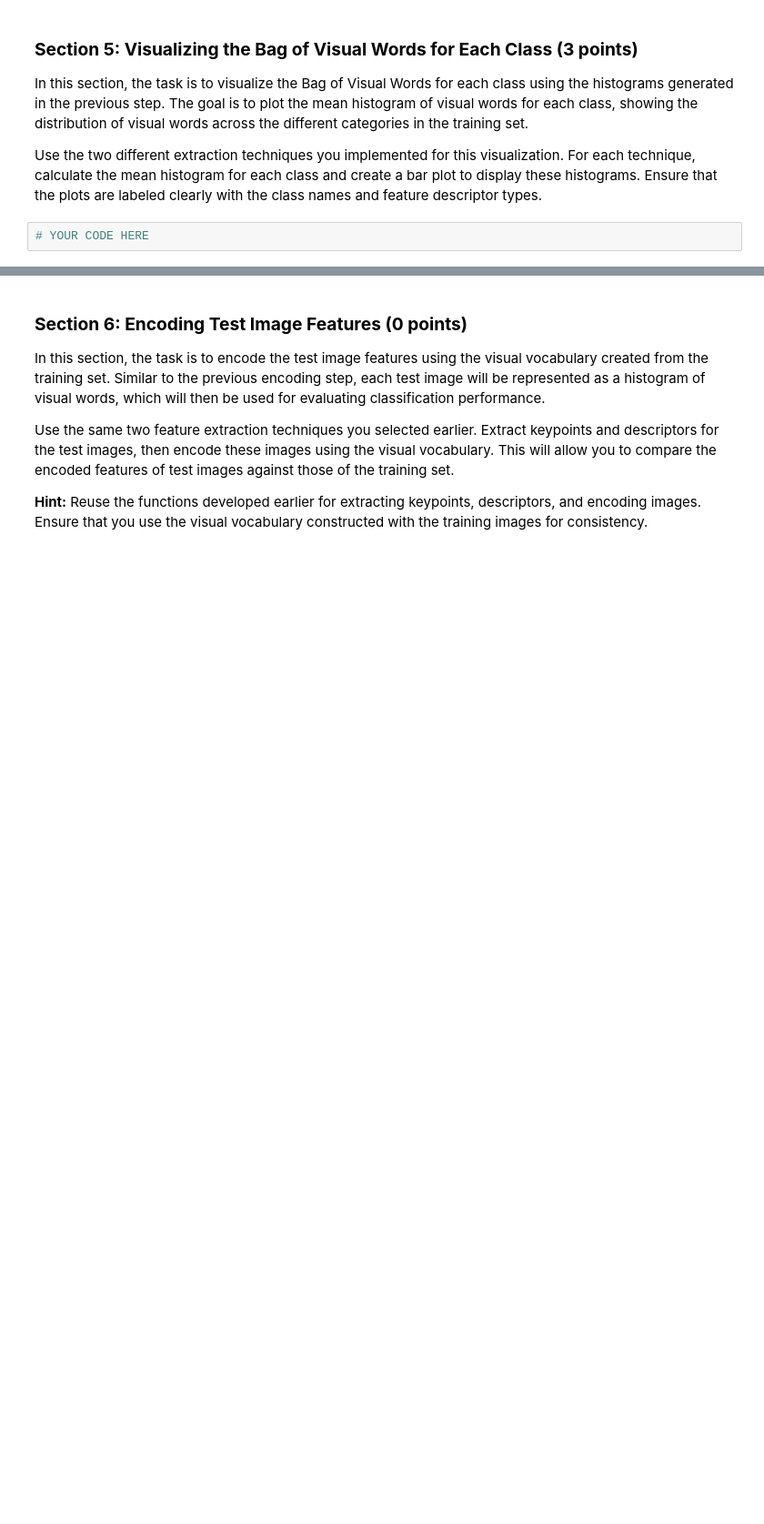
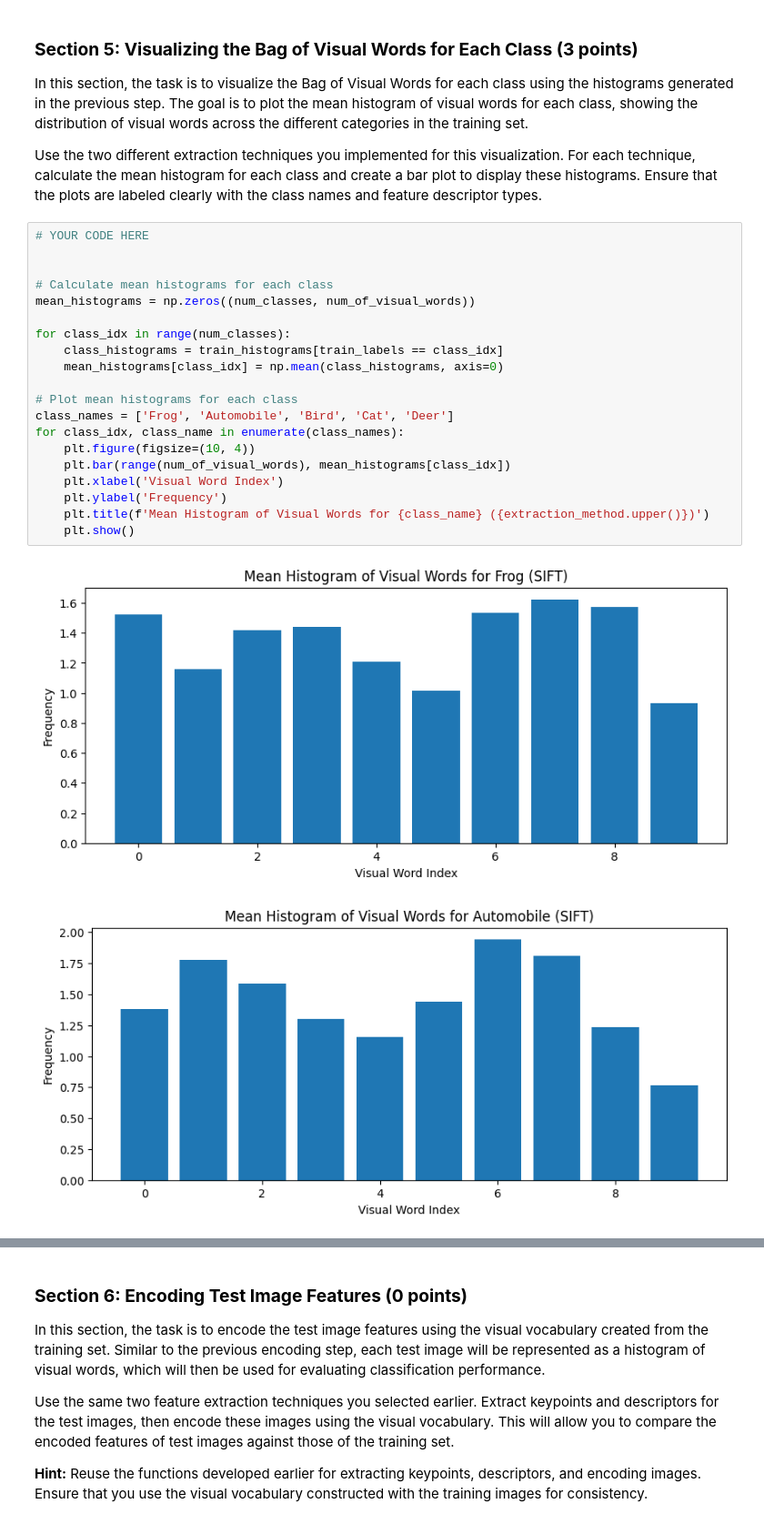
Before and after one commit to meherc99/group44_cv_labs, a Jupyter notebook: cv1-final-lab-part-1/cv1-final-lab-part-1.ipynb, the cells around one changed output, grey strips where cells are left out. Shown at 91% size. Saved outputs shown, nothing was run; the diff lists cells and outputs as text; blank space fills up the shorter version.

```diff
--- a/cv1-final-lab-part-1/cv1-final-lab-part-1.ipynb
+++ b/cv1-final-lab-part-1/cv1-final-lab-part-1.ipynb
@@ -393,5 +445,26 @@ To encode an image, identify the nearest visual word (cluster center) for each f
 In this section, the task is to visualize the Bag of Visual Words for each class using the histograms generated in the previous step. The goal is to plot the mean histogram of visual words for each class, showing the distribution of visual words across the different categories in the training set.
 
 Use the two different extraction techniques you implemented for this visualization. For each technique, calculate the mean histogram for each class and create a bar plot to display these histograms. Ensure that the plots are labeled clearly with the class names and feature descriptor types.
-# %%
-# YOUR CODE HERE
+# %%
+# YOUR CODE HERE
+
+
+# Calculate mean histograms for each class
+mean_histograms = np.zeros((num_classes, num_of_visual_words))
+
+for class_idx in range(num_classes):
+    class_histograms = train_histograms[train_labels == class_idx]
+    mean_histograms[class_idx] = np.mean(class_histograms, axis=0)
+
+# Plot mean histograms for each class
+class_names = ['Frog', 'Automobile', 'Bird', 'Cat', 'Deer']
+for class_idx, class_name in enumerate(class_names):
+    plt.figure(figsize=(10, 4))
+    plt.bar(range(num_of_visual_words), mean_histograms[class_idx])
+    plt.xlabel('Visual Word Index')
+    plt.ylabel('Frequency')
+    plt.title(f'Mean Histogram of Visual Words for {class_name} ({extraction_method.upper()})')
+    plt.show()
+# %% [output]
+[figure, added]
+[figure, added]
```
Also changed, not shown: parts of 9 cells of this notebook.
